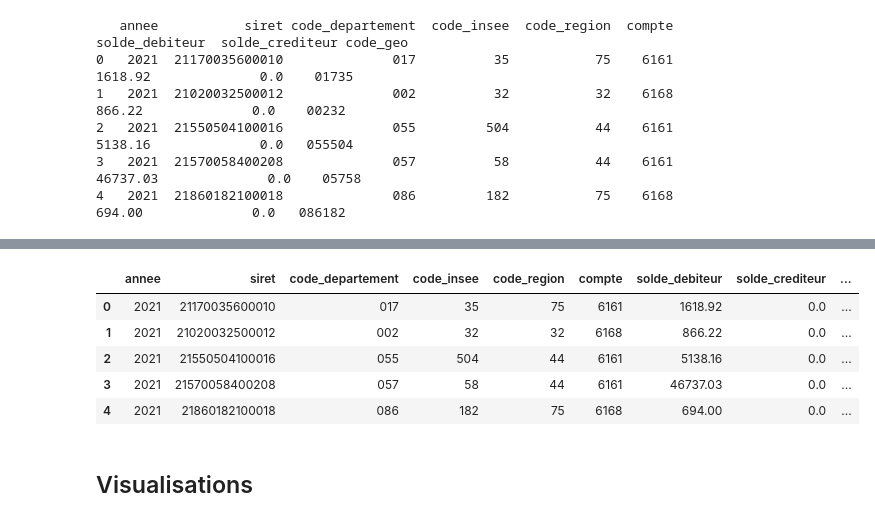
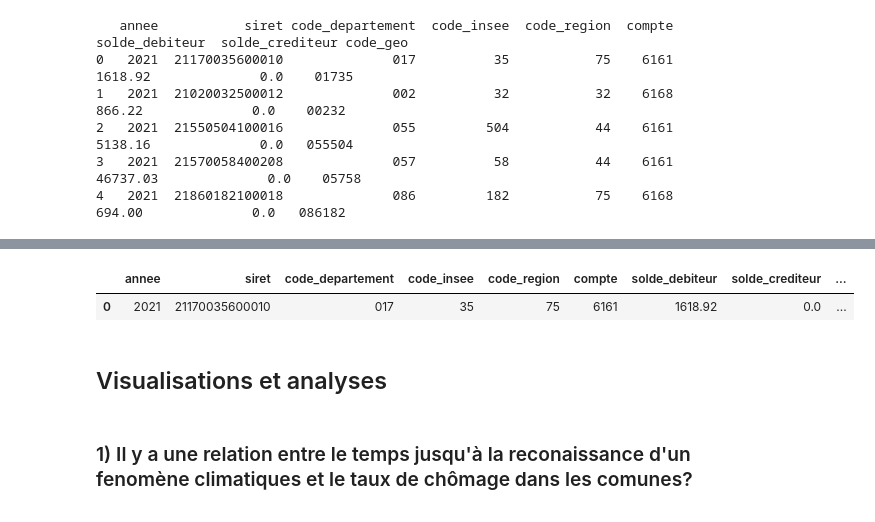
Before and after one commit to MarinaToledoPastorino/14_PrixChangementClimatique, a Jupyter notebook: data/exploration/assurabilite_et_chomage.ipynb, the cells around one changed output, grey strips where cells are left out. Drawn from its saved outputs; the diff is of its cells as text; code cells hidden in the pictures.

Commit message:
Analyses done

```diff
--- a/data/exploration/assurabilite_et_chomage.ipynb
+++ b/data/exploration/assurabilite_et_chomage.ipynb
@@ -98,11 +92,7 @@ climate_data.head()  # durée événement	recognition_time climate_risk cod_comm
 # %%
-assurance_df.head()  # code_geo solde_debiteur solde_crediteur
+assurance_df.head(1)  # code_geo solde_debiteur solde_crediteur
 # %% [output]
 |  | annee | siret | code_departement | code_insee | code_region | compte | solde_debiteur | solde_crediteur | ... |
 | 0 | 2021 | 21170035600010 | 017 | 35 | 75 | 6161 | 1618.92 | 0.0 | ... |
-| 1 | 2021 | 21020032500012 | 002 | 32 | 32 | 6168 | 866.22 | 0.0 | ... |
-| 2 | 2021 | 21550504100016 | 055 | 504 | 44 | 6161 | 5138.16 | 0.0 | ... |
-| 3 | 2021 | 21570058400208 | 057 | 58 | 44 | 6161 | 46737.03 | 0.0 | ... |
-| 4 | 2021 | 21860182100018 | 086 | 182 | 75 | 6168 | 694.00 | 0.0 | ... |
 # %% [markdown]
-## Visualisations
+## Visualisations et analyses
@@ -119,0 +101,2 @@ sns.scatterplot(data=climate_df, x="cod_commune", y="time_recognition_mean")
+# %% [markdown]
+### 1) Il y a une relation entre le temps jusqu'à la reconaissance d'un fenomène climatiques et le taux de chômage dans les comunes?
```
Also changed, not shown: parts of 30 cells of this notebook.
